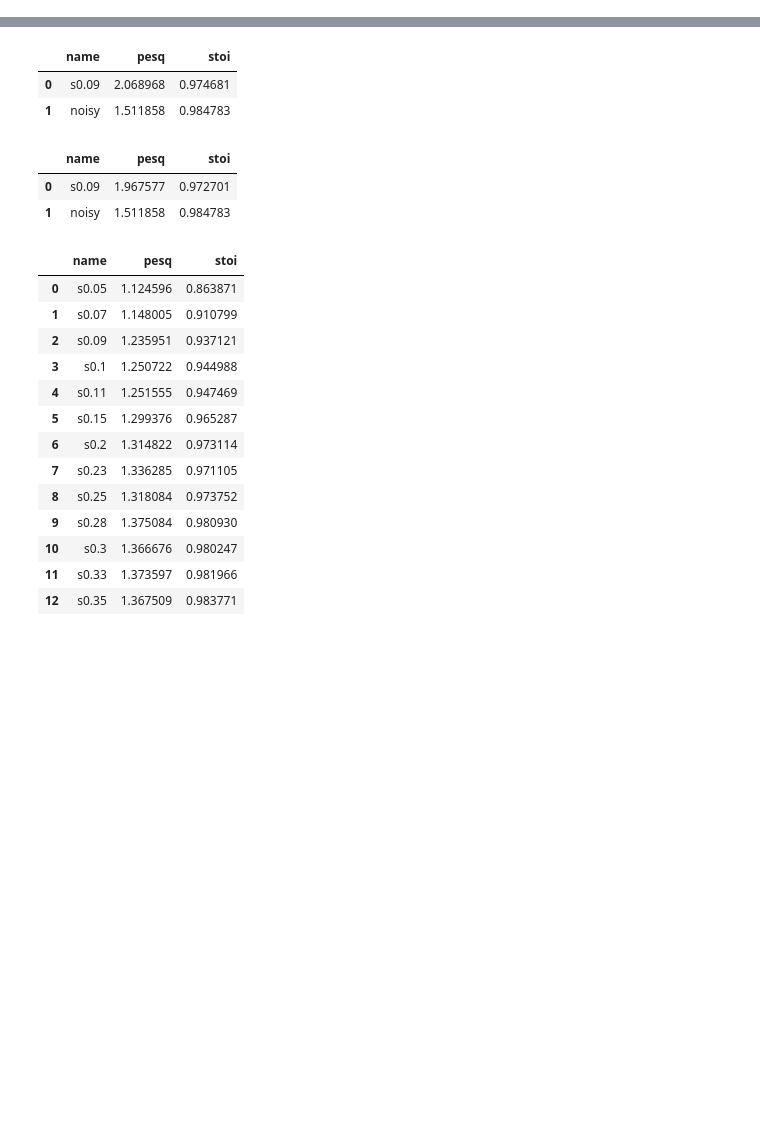
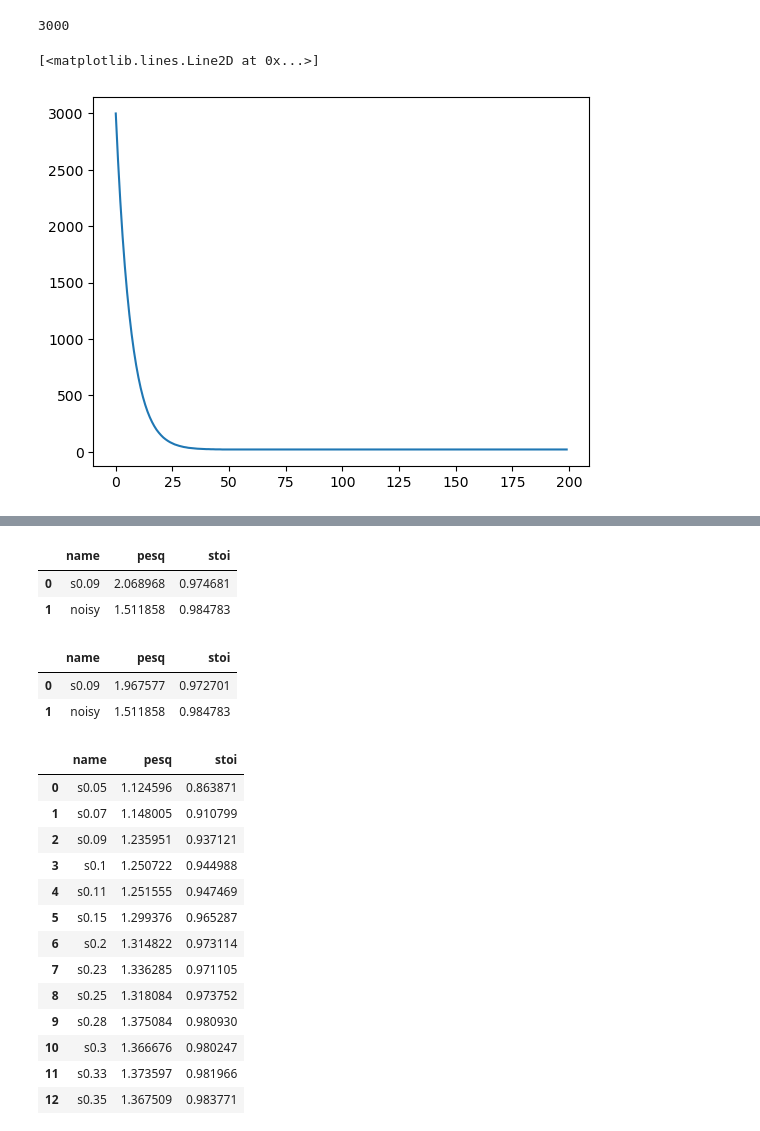
Before and after one commit to ephiephi/Undiff, a Jupyter notebook: analyze/analyze_exp_n.ipynb, the cells around one changed output, grey strips where cells are left out. Saved outputs shown, nothing was run; the diff lists cells and outputs as text; code cells hidden in the pictures; blank space fills up the shorter version.

```diff
--- a/analyze/analyze_exp_n.ipynb
+++ b/analyze/analyze_exp_n.ipynb
@@ -145,0 +160,40 @@ def calc_vad(f, verbose=False):
+# %%
+def get_group_indices(numbers, num_groups=4):
+    """
+    Divides the given list of numbers into num_groups sequential groups
+    such that the sum of numbers in each group is as close as possible.
+
+    Returns the indices for each group.
+    """
+    total_sum = sum(numbers)
+    target_sum = total_sum / num_groups
+    groups = []
+    current_group = []
+    current_sum = 0
+
+    for i, num in enumerate(numbers):
+        current_sum += num
+        current_group.append(i)
+
+        # If current group sum exceeds or is close to the target, finalize the group
+        if current_sum >= target_sum and len(groups) < num_groups - 1:
+            groups.append(current_group)
+            current_group = []
+            current_sum = 0
+
+    # Add remaining indices to the last group
+    groups.append(current_group)
+
+    return groups
+
+# Generate the numbers based on the formula
+epochs = 100
+min_epochs = 10
+numbers = [int((epochs - min_epochs) * (1 - i / 200) ** 30 + min_epochs) for i in range(200)]
+
+# Get the indices for each group
+group_indices = get_group_indices(numbers)
+
+# Print the indices for each group
+for i, group in enumerate(group_indices, start=1):
+    print(f"Group {i}: {group}")
@@ -145,0 +251,15 @@ def calc_vad(f, verbose=False):
+# %%
+epochs=3000
+min_epochs=20
+arr = [int((epochs-min_epochs)*(1-i/200)**30+min_epochs) for i in range(200)]
+arr[0]
+# %% [output]
+3000
+# %%
+# int((epochs-min_epochs)*(1-i/200)**slope_epochs+min_epochs)
+epochs=3000
+min_epochs=20
+plt.plot([int((epochs-min_epochs)*(1-i/200)**30+min_epochs) for i in range(200)])
+# %% [output]
+[<matplotlib.lines.Line2D at 0x...>]
+[figure, added]
```
Also changed, not shown: parts of 9 cells of this notebook, 34 other files.
